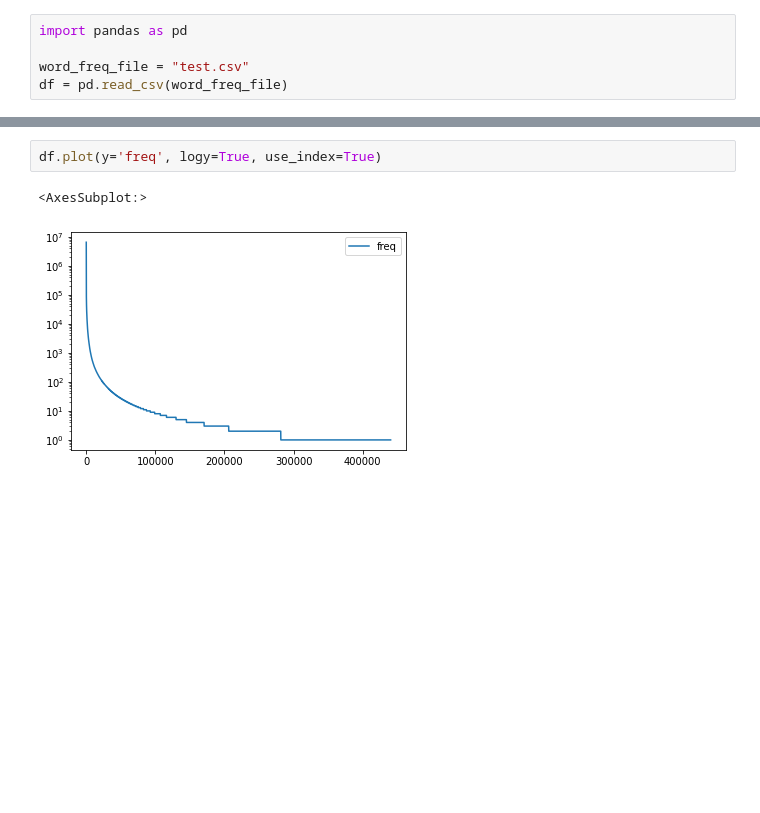
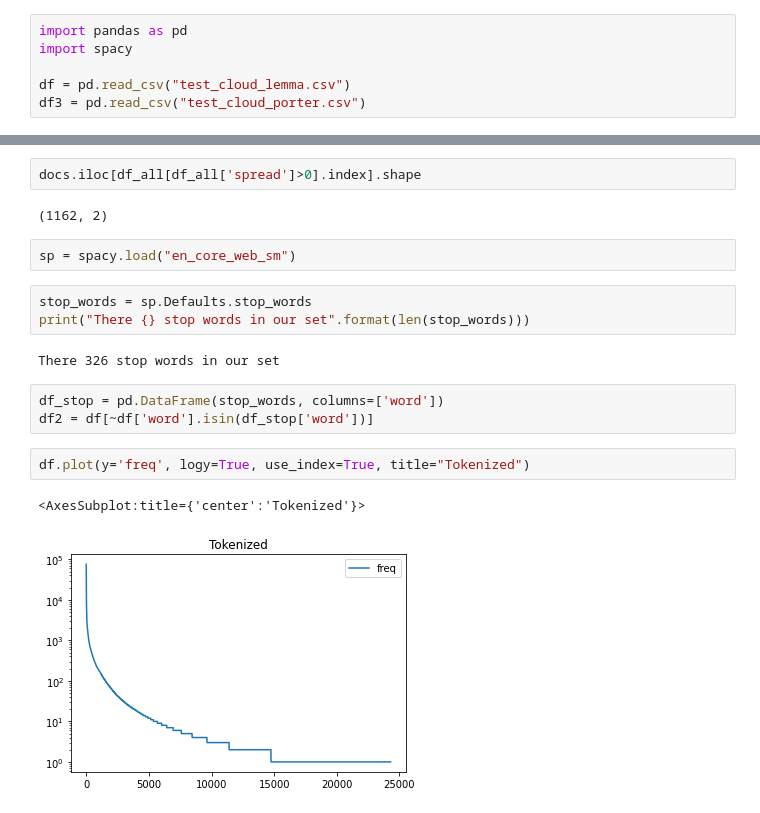
Before and after one commit to dshlai/1101_P76I900, a Jupyter notebook: HW2/visualize_word_freq.ipynb, the cells around one changed output, grey strips where cells are left out. Cells and saved outputs as stored; diff of their text form; blank space fills up the shorter version.

```diff
--- a/HW2/visualize_word_freq.ipynb
+++ b/HW2/visualize_word_freq.ipynb
@@ -1,5 +1,6 @@
 # %%
 import pandas as pd
+import spacy
 
-word_freq_file = "test.csv"
-df = pd.read_csv(word_freq_file)
+df = pd.read_csv("test_cloud_lemma.csv")
+df3 = pd.read_csv("test_cloud_porter.csv")
@@ -12,5 +18,19 @@ highest frequency: 6513294
+# %%
+docs.iloc[df_all[df_all['spread']>0].index].shape
+# %% [output]
+(1162, 2)
+# %%
+sp = spacy.load("en_core_web_sm")
+# %%
+stop_words = sp.Defaults.stop_words
+print("There {} stop words in our set".format(len(stop_words)))
+# %% [output]
+There 326 stop words in our set
+# %%
+df_stop = pd.DataFrame(stop_words, columns=['word'])
+df2 = df[~df['word'].isin(df_stop['word'])]
 # %%
-df.plot(y='freq', logy=True, use_index=True)
+df.plot(y='freq', logy=True, use_index=True, title="Tokenized")
 # %% [output]
-<AxesSubplot:>
+<AxesSubplot:title={'center':'Tokenized'}>
-[figure, old version]
+[figure, new version]
```
Also changed, not shown: parts of 4 cells of this notebook, 12 other files.
